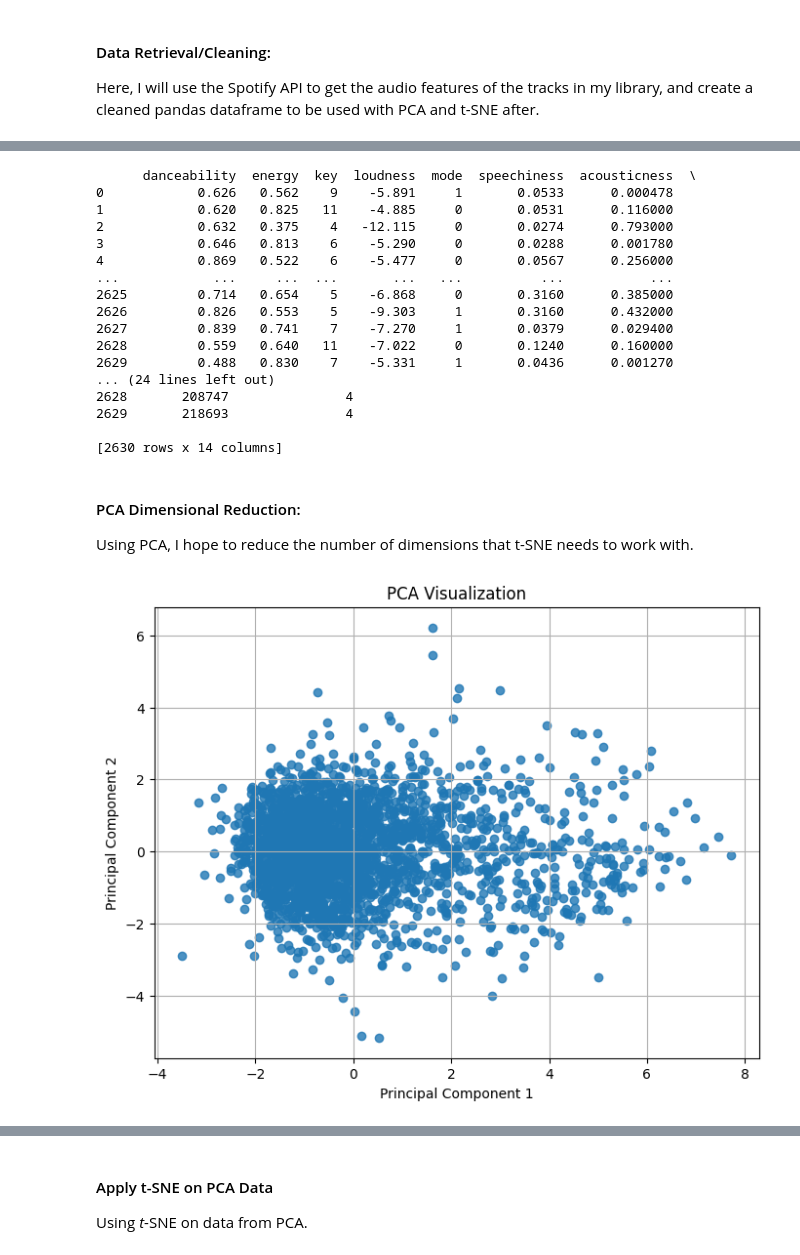
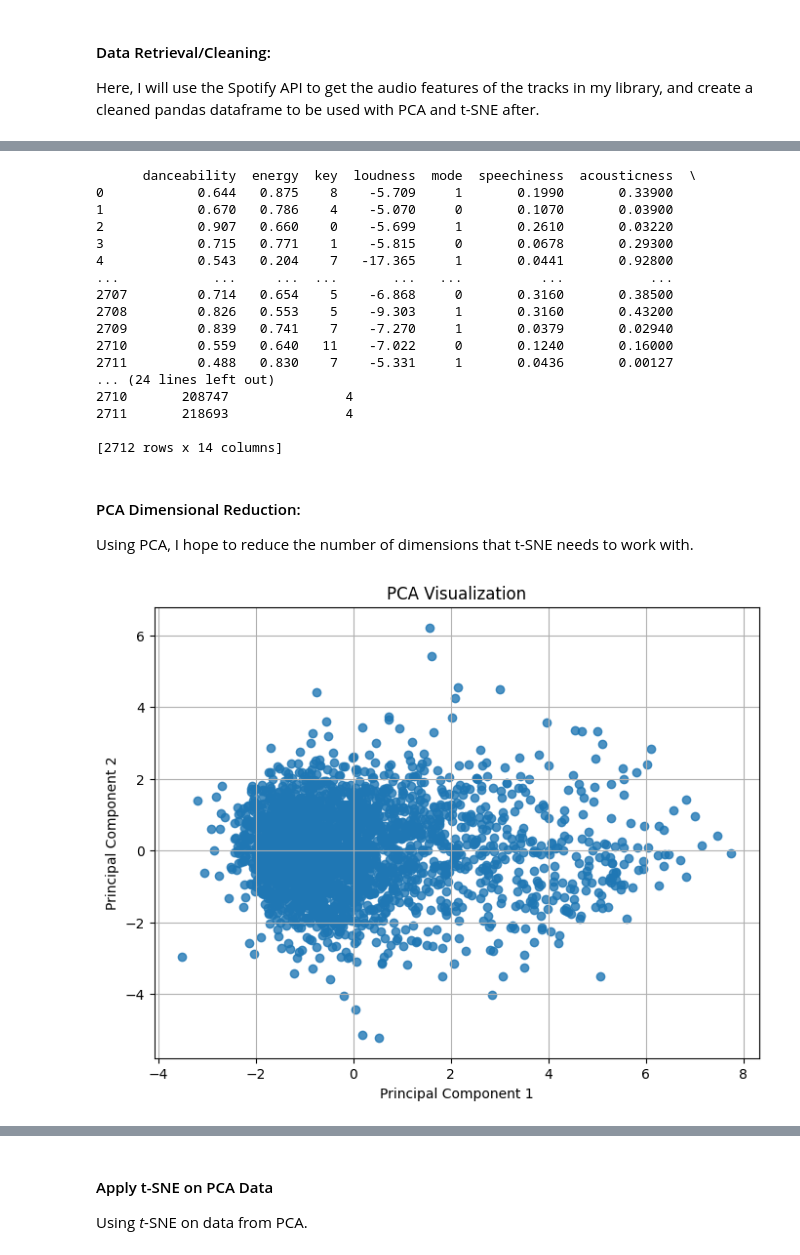
Before and after one commit to gronk-droid/fit2024spring, a Jupyter notebook: cse4224/projects/project_2/project_2.ipynb, the cells around one changed output, grey strips where cells are left out. Saved outputs shown, nothing was run; the diff lists cells and outputs as text; code cells hidden in the pictures.

```diff
--- a/cse4224/projects/project_2/project_2.ipynb
+++ b/cse4224/projects/project_2/project_2.ipynb
@@ -39,8 +39,8 @@ def show_tracks(results, uriArray):
 def get_playlist_track_ids(username, playlist_id):
     track_ids = []  # to store track ids
     # playlist = sp.user_playlist(username, playlist_id)  # get playlist
-    playlist = sp.
-    tracks = playlist['tracks']  # getting tracks from playlist
+    playlist = sp.current_user_saved_tracks()
+    tracks = playlist  # getting tracks from playlist
 
     # loop through the tracks and append them with helper function
     while tracks['next']:
@@ -107,22 +107,22 @@ df = df.drop(columns=fields_to_remove)
 print(df)
 # %% [output]
       danceability  energy  key  loudness  mode  speechiness  acousticness  \
-0            0.626   0.562    9    -5.891     1       0.0533      0.000478
-1            0.620   0.825   11    -4.885     0       0.0531      0.116000
-2            0.632   0.375    4   -12.115     0       0.0274      0.793000
-3            0.646   0.813    6    -5.290     0       0.0288      0.001780
-4            0.869   0.522    6    -5.477     0       0.0567      0.256000
+0            0.644   0.875    8    -5.709     1       0.1990       0.33900
+1            0.670   0.786    4    -5.070     0       0.1070       0.03900
+2            0.907   0.660    0    -5.699     1       0.2610       0.03220
+3            0.715   0.771    1    -5.815     0       0.0678       0.29300
+4            0.543   0.204    7   -17.365     1       0.0441       0.92800
 ...            ...     ...  ...       ...   ...          ...           ...
-2625         0.714   0.654    5    -6.868     0       0.3160      0.385000
-2626         0.826   0.553    5    -9.303     1       0.3160      0.432000
-2627         0.839   0.741    7    -7.270     1       0.0379      0.029400
-2628         0.559   0.640   11    -7.022     0       0.1240      0.160000
-2629         0.488   0.830    7    -5.331     1       0.0436      0.001270
+2707         0.714   0.654    5    -6.868     0       0.3160       0.38500
+2708         0.826   0.553    5    -9.303     1       0.3160       0.43200
+2709         0.839   0.741    7    -7.270     1       0.0379       0.02940
+2710         0.559   0.640   11    -7.022     0       0.1240       0.16000
+2711         0.488   0.830    7    -5.331     1       0.0436       0.00127
 ... (24 lines left out)
-2628       208747               4
-2629       218693               4
+2710       208747               4
+2711       218693               4
 
-[2630 rows x 14 columns]
+[2712 rows x 14 columns]
 # %% [markdown]
 #### PCA Dimensional Reduction:
 
@@ -136,35 +136,35 @@ from sklearn.decomposition import PCA
 # remove ids for numeric data only
 df_numeric = df.drop(columns='id')
 
 # use standard scaler to centeralize and normalize data
 scaler = StandardScaler()
 X_scaled = scaler.fit_transform(df_numeric)
 
 # apply PCA
-pca = PCA(n_components=2) # only 2 dimensions for visualization
+pca = PCA(n_components=3) # only 2 dimensions for visualization
 X_pca = pca.fit_transform(X_scaled)
 
 # visualize PCA
 plt.figure(figsize=(8, 6))
 plt.scatter(X_pca[:, 0], X_pca[:, 1], alpha=0.8)
 plt.title('PCA Visualization')
 plt.xlabel('Principal Component 1')
 plt.ylabel('Principal Component 2')
 plt.grid(True)
 plt.show()
 
 # Visualize PCA in 3D
 # fig = plt.figure(figsize=(8, 6))
 # ax = fig.add_subplot(111, projection='3d')
 # ax.scatter(X_pca[:, 0], X_pca[:, 1], X_pca[:, 2], alpha=0.8)
 # ax.set_title('PCA Visualization in 3D')
 # ax.set_xlabel('Principal Component 1')
 # ax.set_ylabel('Principal Component 2')
 # ax.set_zlabel('Principal Component 3')
 # plt.grid(True)
 # plt.show()
 # %% [output]
-[figure, old version]
+[figure, new version]
 # %%
 # checking loadings of principal components
 loadings = pca.components_
```
Also changed, not shown: parts of 8 cells of this notebook.
